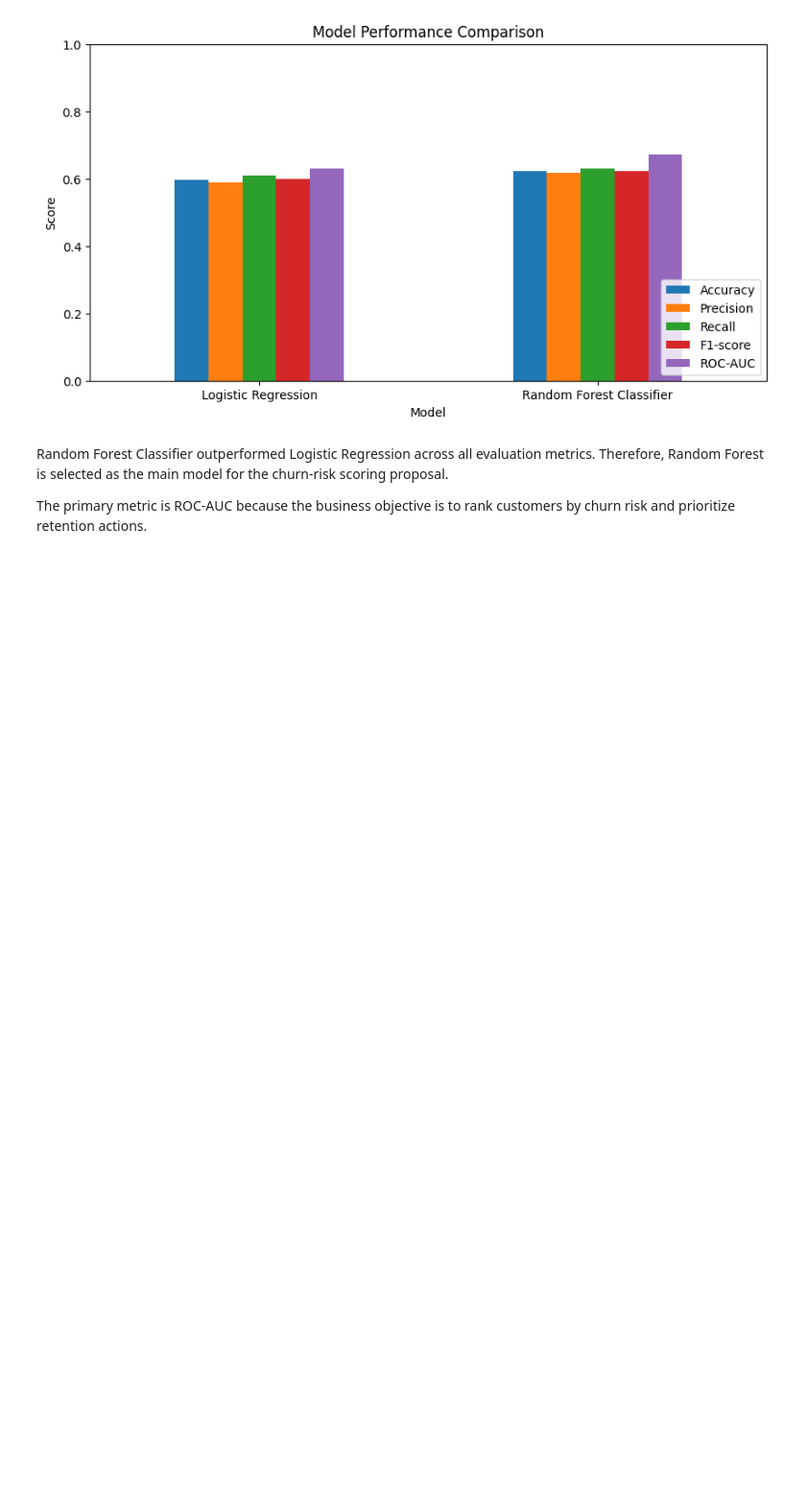
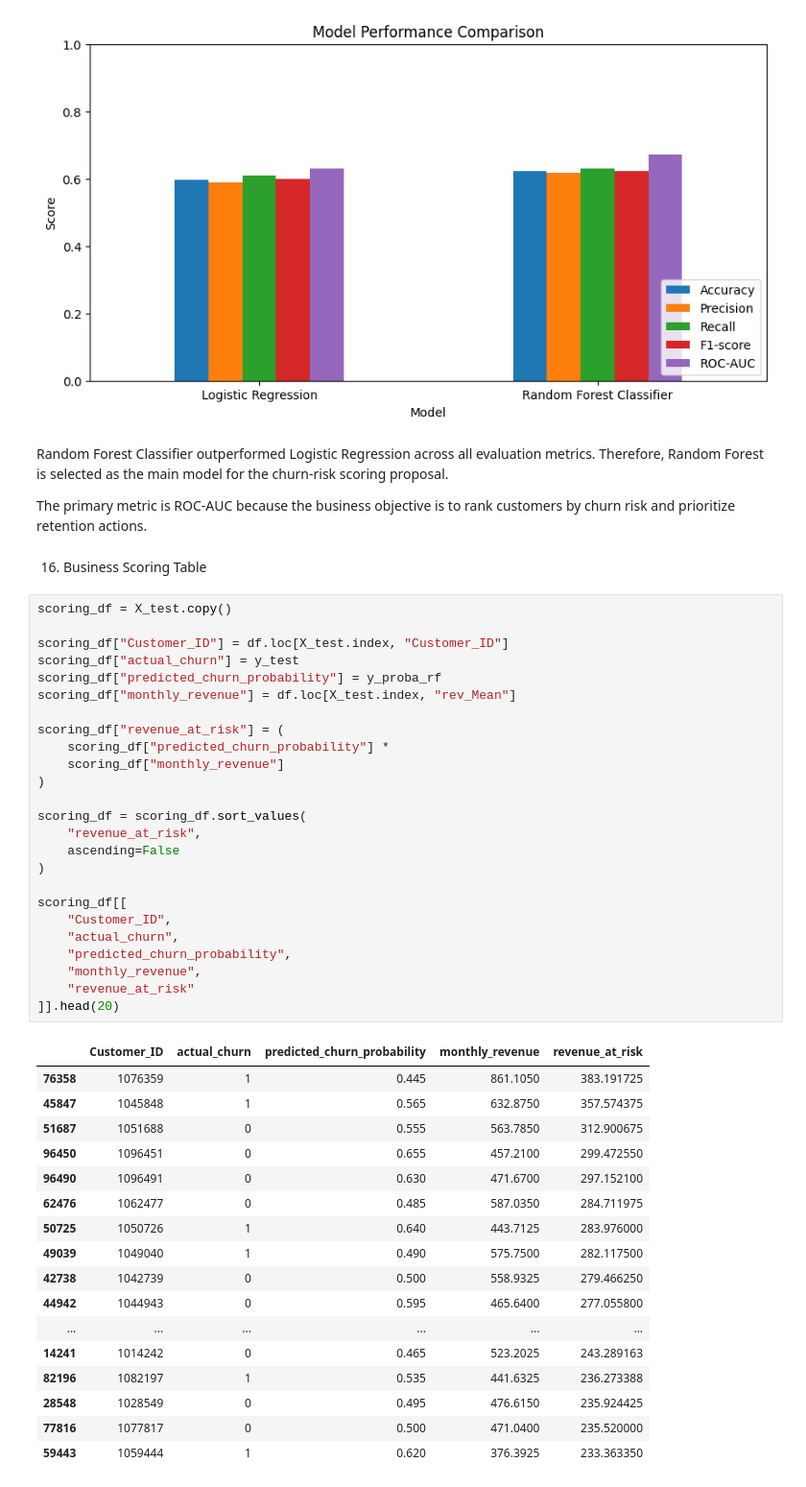
Before and after one commit to joer2040/final, a Jupyter notebook: final.ipynb, the cells around one changed output. Shown at 96% size. Drawn from its saved outputs; the diff is of its cells as text; blank space fills up the shorter version.

```diff
--- a/final.ipynb
+++ b/final.ipynb
@@ -424,3 +424,48 @@ plt.show()
 Random Forest Classifier outperformed Logistic Regression across all evaluation metrics. Therefore, Random Forest is selected as the main model for the churn-risk scoring proposal.
 
 The primary metric is ROC-AUC because the business objective is to rank customers by churn risk and prioritize retention actions.
+# %% [markdown]
+16. Business Scoring Table
+# %%
+scoring_df = X_test.copy()
+
+scoring_df["Customer_ID"] = df.loc[X_test.index, "Customer_ID"]
+scoring_df["actual_churn"] = y_test
+scoring_df["predicted_churn_probability"] = y_proba_rf
+scoring_df["monthly_revenue"] = df.loc[X_test.index, "rev_Mean"]
+
+scoring_df["revenue_at_risk"] = (
+    scoring_df["predicted_churn_probability"] *
+    scoring_df["monthly_revenue"]
+)
+
+scoring_df = scoring_df.sort_values(
+    "revenue_at_risk",
+    ascending=False
+)
+
+scoring_df[[
+    "Customer_ID",
+    "actual_churn",
+    "predicted_churn_probability",
+    "monthly_revenue",
+    "revenue_at_risk"
+]].head(20)
+# %% [output]
+|  | Customer_ID | actual_churn | predicted_churn_probability | monthly_revenue | revenue_at_risk |
+| 76358 | 1076359 | 1 | 0.445 | 861.1050 | 383.191725 |
+| 45847 | 1045848 | 1 | 0.565 | 632.8750 | 357.574375 |
+| 51687 | 1051688 | 0 | 0.555 | 563.7850 | 312.900675 |
+| 96450 | 1096451 | 0 | 0.655 | 457.2100 | 299.472550 |
+| 96490 | 1096491 | 0 | 0.630 | 471.6700 | 297.152100 |
+| 62476 | 1062477 | 0 | 0.485 | 587.0350 | 284.711975 |
+| 50725 | 1050726 | 1 | 0.640 | 443.7125 | 283.976000 |
+| 49039 | 1049040 | 1 | 0.490 | 575.7500 | 282.117500 |
+| 42738 | 1042739 | 0 | 0.500 | 558.9325 | 279.466250 |
+| 44942 | 1044943 | 0 | 0.595 | 465.6400 | 277.055800 |
+| ... | ... | ... | ... | ... | ... |
+| 14241 | 1014242 | 0 | 0.465 | 523.2025 | 243.289163 |
+| 82196 | 1082197 | 1 | 0.535 | 441.6325 | 236.273388 |
+| 28548 | 1028549 | 0 | 0.495 | 476.6150 | 235.924425 |
+| 77816 | 1077817 | 0 | 0.500 | 471.0400 | 235.520000 |
+| 59443 | 1059444 | 1 | 0.620 | 376.3925 | 233.363350 |
```
